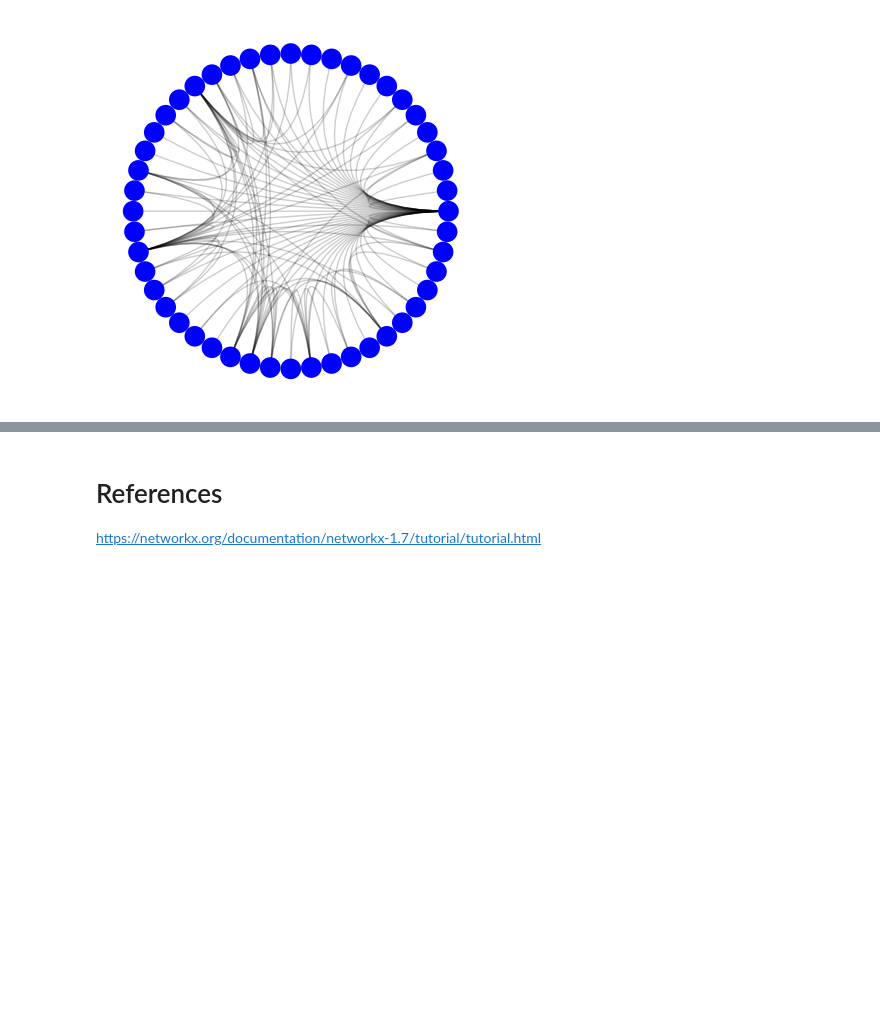
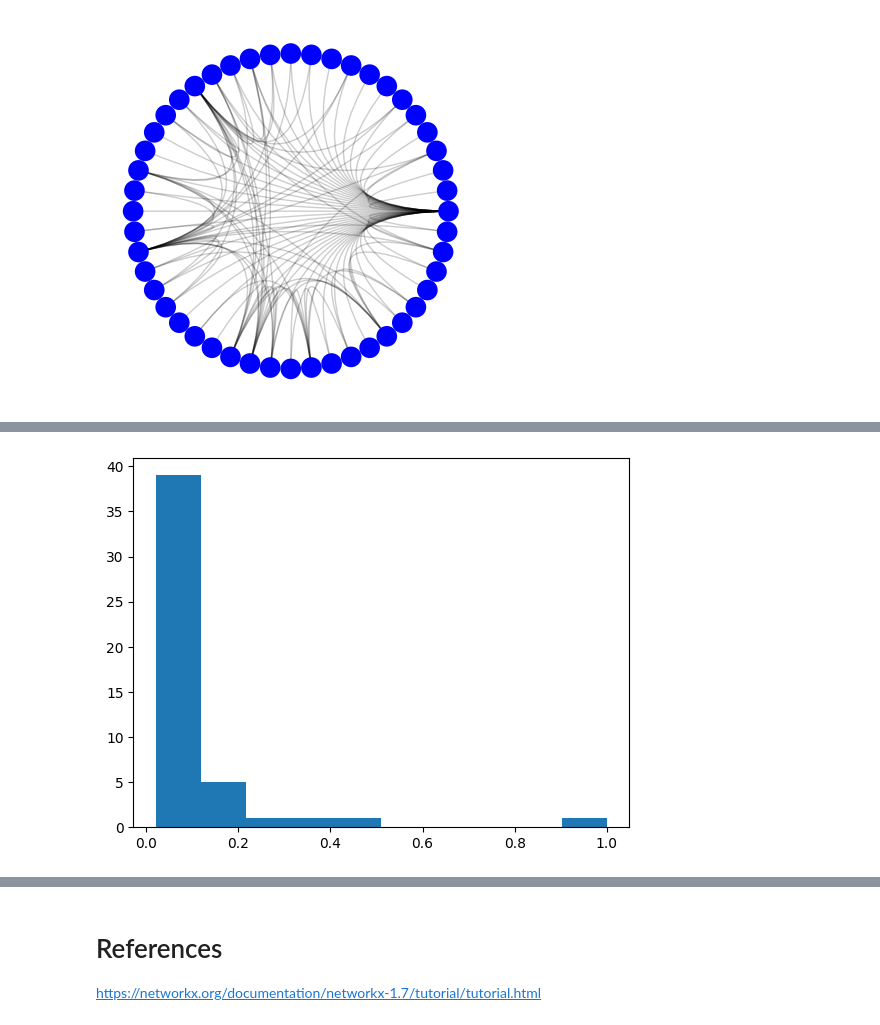
Before and after one commit to SankalpMehani/python-networkx-playground, a Jupyter notebook: NetworkX_Playground.ipynb, the cells around one changed output, grey strips where cells are left out. Drawn from its saved outputs; the diff is of its cells as text; code cells hidden in the pictures; blank space fills up the shorter version.

Commit message:
Add degree and degree centrality

```diff
--- a/NetworkX_Playground.ipynb
+++ b/NetworkX_Playground.ipynb
@@ -159,0 +205,4 @@ plt.show()
+# %%
+# Compute the degree centrality of the Twitter network: deg_cent
+deg_cent = nx.degree_centrality(G)
+deg_cent
@@ -159,0 +227,7 @@ plt.show()
+# %%
+# Plot a histogram of the degree centrality distribution of the graph.
+plt.figure()
+plt.hist(list(deg_cent.values()))
+plt.show()
+# %% [output]
+[figure, added]
```
Also changed, not shown: parts of 10 cells of this notebook.
